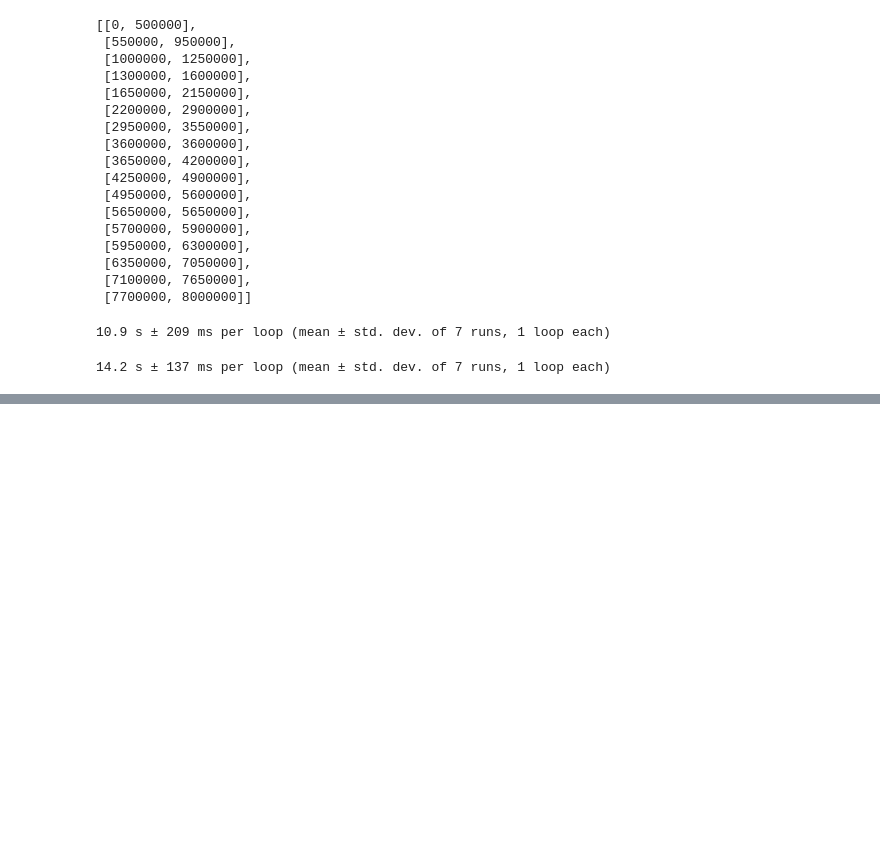
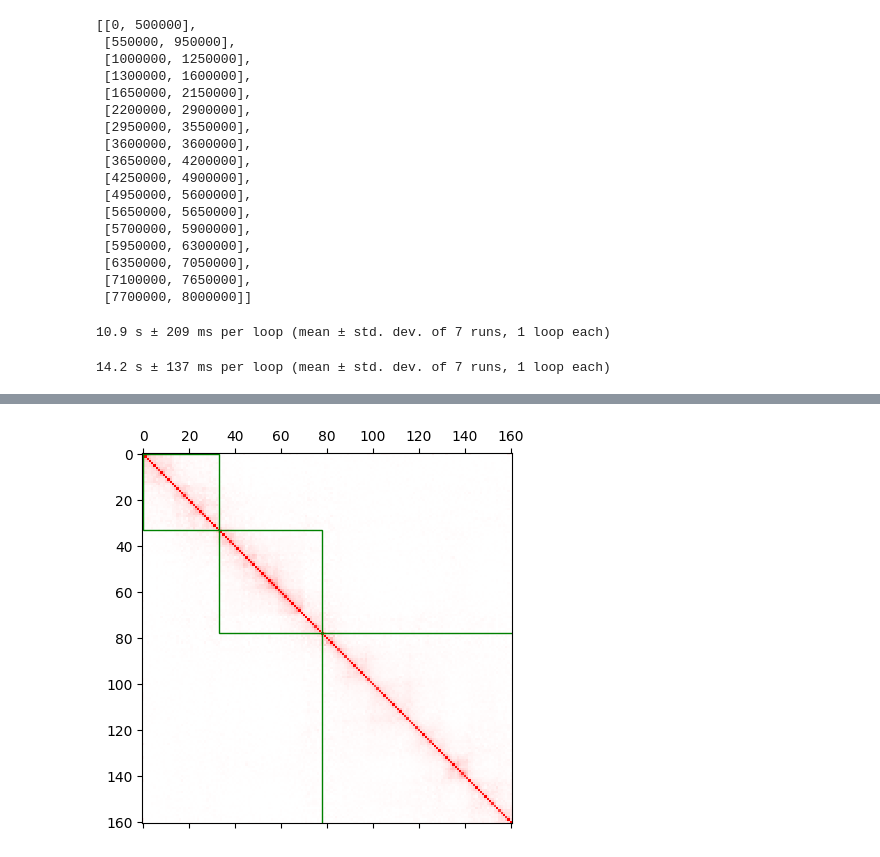
Before and after one commit to jakfol1217/genomics_proj2, a Jupyter notebook: Kamiński_Fołtyn_project2.ipynb, the cells around one changed output, grey strips where cells are left out. Drawn from its saved outputs; the diff is of its cells as text; code cells hidden in the pictures; blank space fills up the shorter version.

```diff
--- a/Kamiński_Fołtyn_project2.ipynb
+++ b/Kamiński_Fołtyn_project2.ipynb
@@ -308,0 +321,4 @@ ModLouvien(numpy_matrix_chr4, 1.5).run(verbose=False) ## no multiprocessing
+# %%
+plot_hic_map(numpy_matrix_chr4, numpy_matrix_chr4.max() / 2, communities_0_5) # gamma=0.5
+# %% [output]
+[figure, added]
```
Also changed, not shown: parts of 6 cells of this notebook.
